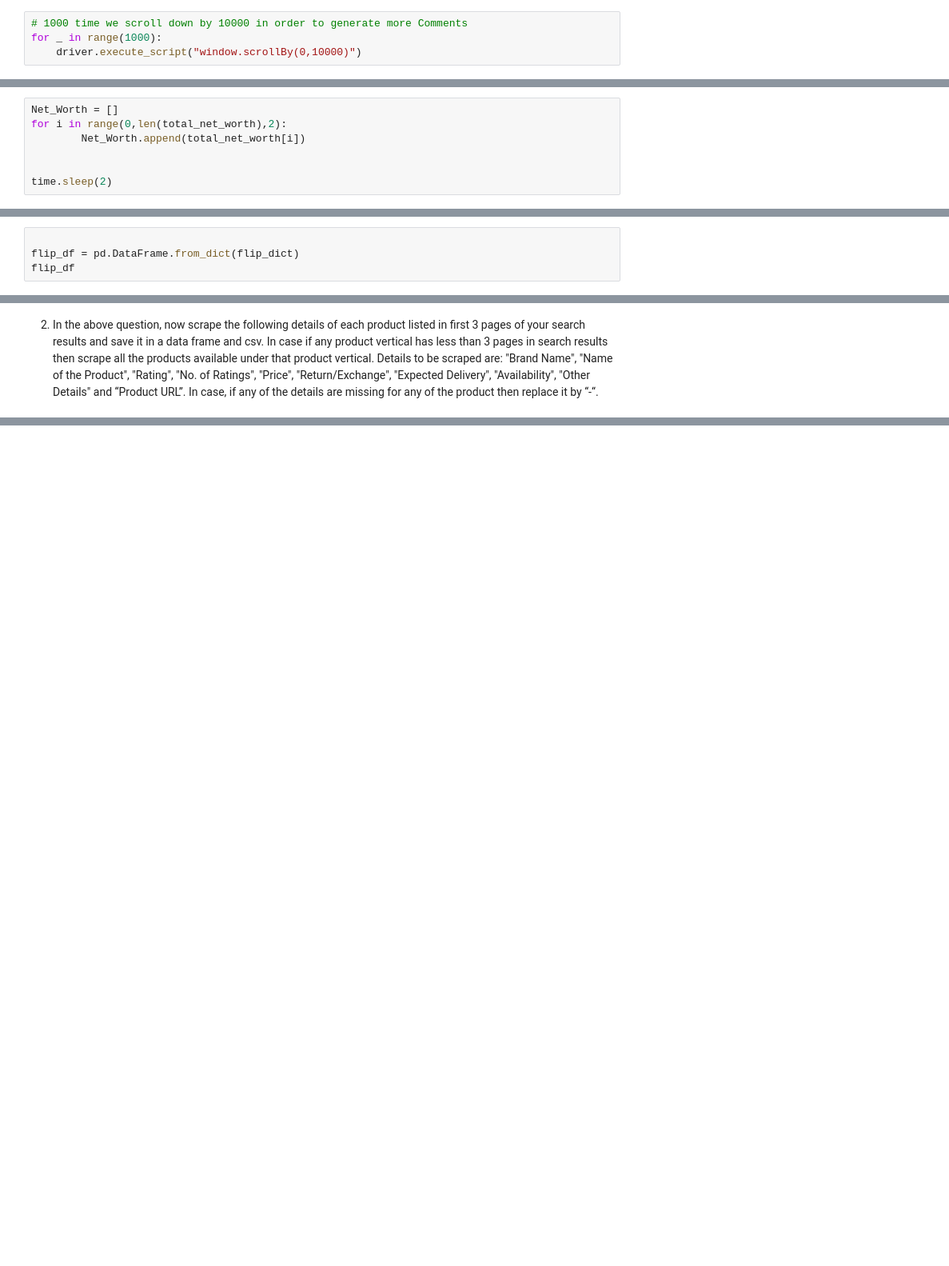
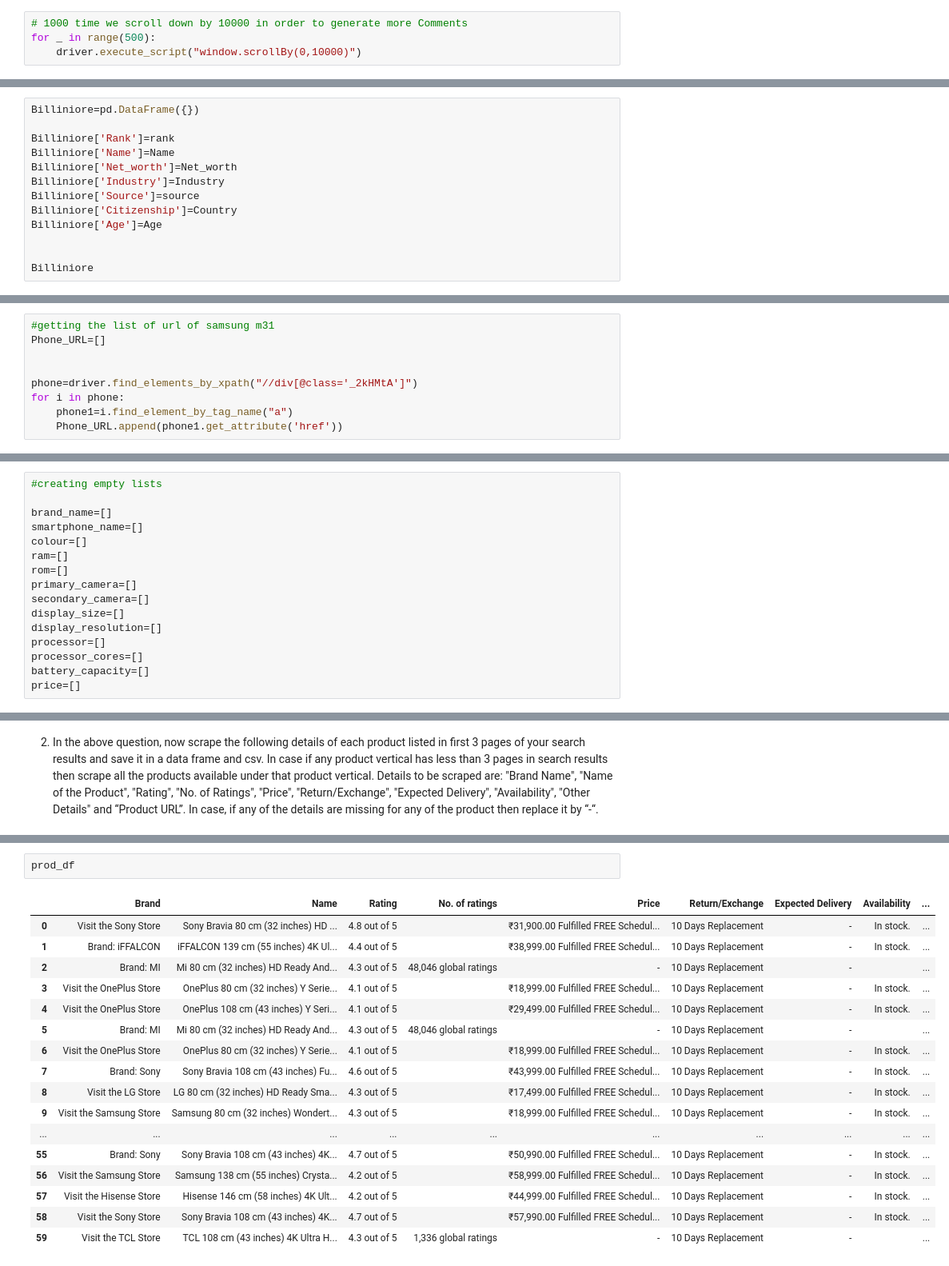
Before and after one commit to abdulwashif/Flipr-Robo, a Jupyter notebook: web_scraping3.ipynb, the cells around one changed output, grey strips where cells are left out. Shown at 80% size. Saved outputs shown, nothing was run; the diff lists cells and outputs as text; blank space fills up the shorter version.

```diff
--- a/web_scraping3.ipynb
+++ b/web_scraping3.ipynb
@@ -198,7 +217,7 @@ link_click = driver.find_element_by_xpath("//yt-formatted-string[@class ='style-
 link_click.click()
 # %%
 # 1000 time we scroll down by 10000 in order to generate more Comments
-for _ in range(1000):
+for _ in range(500):
     driver.execute_script("window.scrollBy(0,10000)")
 # %%
 #make empty lists
@@ -320,7 +354,13 @@ except:
 # %%
-Net_Worth = []
-for i in range(0,len(total_net_worth),2):
-        Net_Worth.append(total_net_worth[i])
+Billiniore=pd.DataFrame({})
+
+Billiniore['Rank']=rank
+Billiniore['Name']=Name
+Billiniore['Net_worth']=Net_worth
+Billiniore['Industry']=Industry
+Billiniore['Source']=source
+Billiniore['Citizenship']=Country
+Billiniore['Age']=Age
 
 
-time.sleep(2)
+Billiniore
@@ -869,4 +639,9 @@ print(len(flip_dict["Brand"]), len(flip_dict["Smartphone"]), len(flip_dict["Pric
 # %%
+#getting the list of url of samsung m31
+Phone_URL=[]
 
-flip_df = pd.DataFrame.from_dict(flip_dict)
-flip_df
+
+phone=driver.find_elements_by_xpath("//div[@class='_2kHMtA']")
+for i in phone:
+    phone1=i.find_element_by_tag_name("a")
+    Phone_URL.append(phone1.get_attribute('href'))
@@ -874,0 +676,16 @@ flip_df
+# %%
+#creating empty lists
+
+brand_name=[]
+smartphone_name=[]
+colour=[]
+ram=[]
+rom=[]
+primary_camera=[]
+secondary_camera=[]
+display_size=[]
+display_resolution=[]
+processor=[]
+processor_cores=[]
+battery_capacity=[]
+price=[]
@@ -1057,0 +1206,20 @@ NoSuchElementException: Message: no such element: Unable to locate element: {"me
+# %%
+prod_df
+# %% [output]
+|  | Brand | Name | Rating | No. of ratings | Price | Return/Exchange | Expected Delivery | Availability | ... |
+| 0 | Visit the Sony Store | Sony Bravia 80 cm (32 inches) HD ... | 4.8 out of 5 |  | ₹31,900.00 Fulfilled FREE Schedul... | 10 Days Replacement | - | In stock. | ... |
+| 1 | Brand: iFFALCON | iFFALCON 139 cm (55 inches) 4K Ul... | 4.4 out of 5 |  | ₹38,999.00 Fulfilled FREE Schedul... | 10 Days Replacement | - | In stock. | ... |
+| 2 | Brand: MI | Mi 80 cm (32 inches) HD Ready And... | 4.3 out of 5 | 48,046 global ratings | - | 10 Days Replacement | - |  | ... |
+| 3 | Visit the OnePlus Store | OnePlus 80 cm (32 inches) Y Serie... | 4.1 out of 5 |  | ₹18,999.00 Fulfilled FREE Schedul... | 10 Days Replacement | - | In stock. | ... |
+| 4 | Visit the OnePlus Store | OnePlus 108 cm (43 inches) Y Seri... | 4.1 out of 5 |  | ₹29,499.00 Fulfilled FREE Schedul... | 10 Days Replacement | - | In stock. | ... |
+| 5 | Brand: MI | Mi 80 cm (32 inches) HD Ready And... | 4.3 out of 5 | 48,046 global ratings | - | 10 Days Replacement | - |  | ... |
+| 6 | Visit the OnePlus Store | OnePlus 80 cm (32 inches) Y Serie... | 4.1 out of 5 |  | ₹18,999.00 Fulfilled FREE Schedul... | 10 Days Replacement | - | In stock. | ... |
+| 7 | Brand: Sony | Sony Bravia 108 cm (43 inches) Fu... | 4.6 out of 5 |  | ₹43,999.00 Fulfilled FREE Schedul... | 10 Days Replacement | - | In stock. | ... |
+| 8 | Visit the LG Store | LG 80 cm (32 inches) HD Ready Sma... | 4.3 out of 5 |  | ₹17,499.00 Fulfilled FREE Schedul... | 10 Days Replacement | - | In stock. | ... |
+| 9 | Visit the Samsung Store | Samsung 80 cm (32 inches) Wondert... | 4.3 out of 5 |  | ₹18,999.00 Fulfilled FREE Schedul... | 10 Days Replacement | - | In stock. | ... |
+| ... | ... | ... | ... | ... | ... | ... | ... | ... | ... |
+| 55 | Brand: Sony | Sony Bravia 108 cm (43 inches) 4K... | 4.7 out of 5 |  | ₹50,990.00 Fulfilled FREE Schedul... | 10 Days Replacement | - | In stock. | ... |
+| 56 | Visit the Samsung Store | Samsung 138 cm (55 inches) Crysta... | 4.2 out of 5 |  | ₹58,999.00 Fulfilled FREE Schedul... | 10 Days Replacement | - | In stock. | ... |
+| 57 | Visit the Hisense Store | Hisense 146 cm (58 inches) 4K Ult... | 4.2 out of 5 |  | ₹44,999.00 Fulfilled FREE Schedul... | 10 Days Replacement | - | In stock. | ... |
+| 58 | Visit the Sony Store | Sony Bravia 108 cm (43 inches) 4K... | 4.7 out of 5 |  | ₹57,990.00 Fulfilled FREE Schedul... | 10 Days Replacement | - | In stock. | ... |
+| 59 | Visit the TCL Store | TCL 108 cm (43 inches) 4K Ultra H... | 4.3 out of 5 | 1,336 global ratings | - | 10 Days Replacement | - |  | ... |
```
Also changed, not shown: parts of 46 cells of this notebook.
